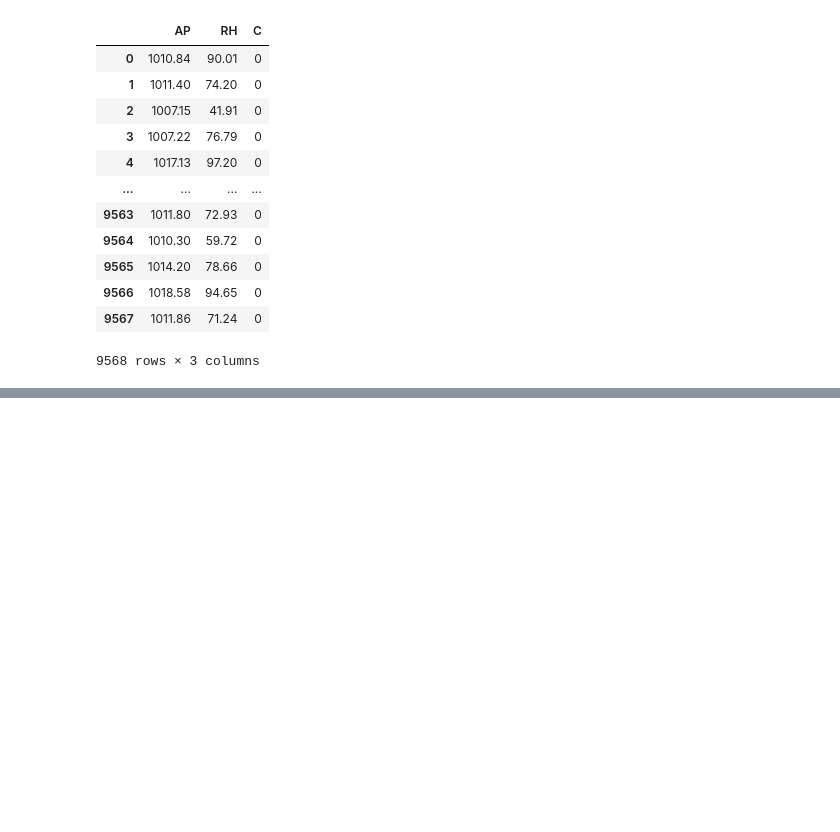
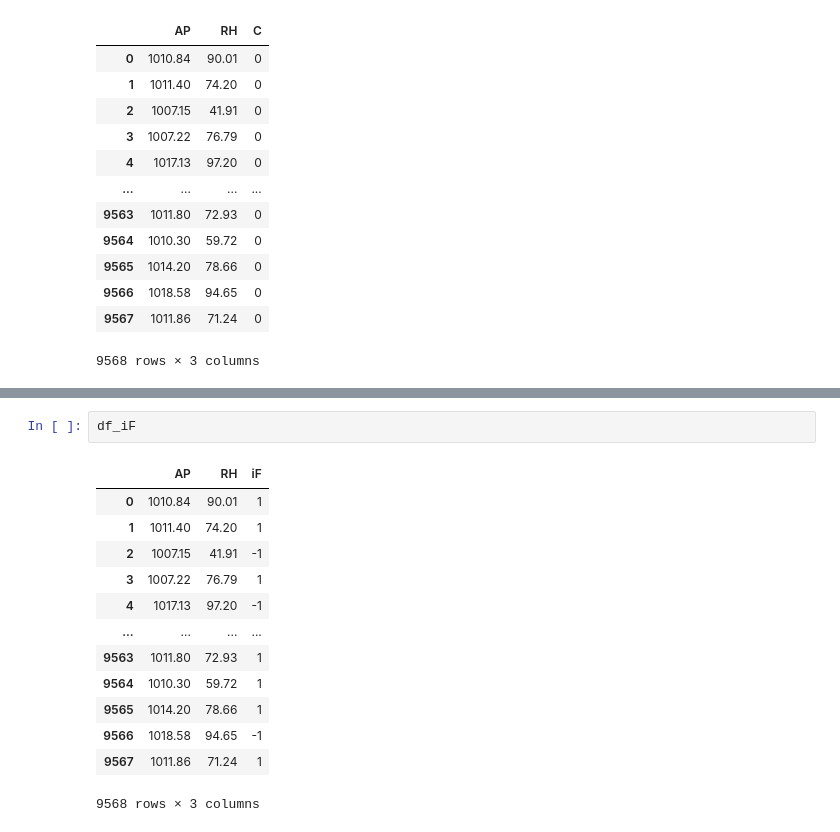
Before and after one commit to chaaaning/study_DA, a Jupyter notebook: Machine_Learning/Basic_Anomaly_Detection.ipynb, the cells around one changed output, grey strips where cells are left out. Drawn from its saved outputs; the diff is of its cells as text; blank space fills up the shorter version.

```diff
--- a/Machine_Learning/Basic_Anomaly_Detection.ipynb
+++ b/Machine_Learning/Basic_Anomaly_Detection.ipynb
@@ -156,0 +191,16 @@ plt.show()
+# %%
+df_iF
+# %% [output]
+|  | AP | RH | iF |
+| 0 | 1010.84 | 90.01 | 1 |
+| 1 | 1011.40 | 74.20 | 1 |
+| 2 | 1007.15 | 41.91 | -1 |
+| 3 | 1007.22 | 76.79 | 1 |
+| 4 | 1017.13 | 97.20 | -1 |
+| ... | ... | ... | ... |
+| 9563 | 1011.80 | 72.93 | 1 |
+| 9564 | 1010.30 | 59.72 | 1 |
+| 9565 | 1014.20 | 78.66 | 1 |
+| 9566 | 1018.58 | 94.65 | -1 |
+| 9567 | 1011.86 | 71.24 | 1 |
+9568 rows × 3 columns
```
Also changed, not shown: parts of 7 cells of this notebook.
